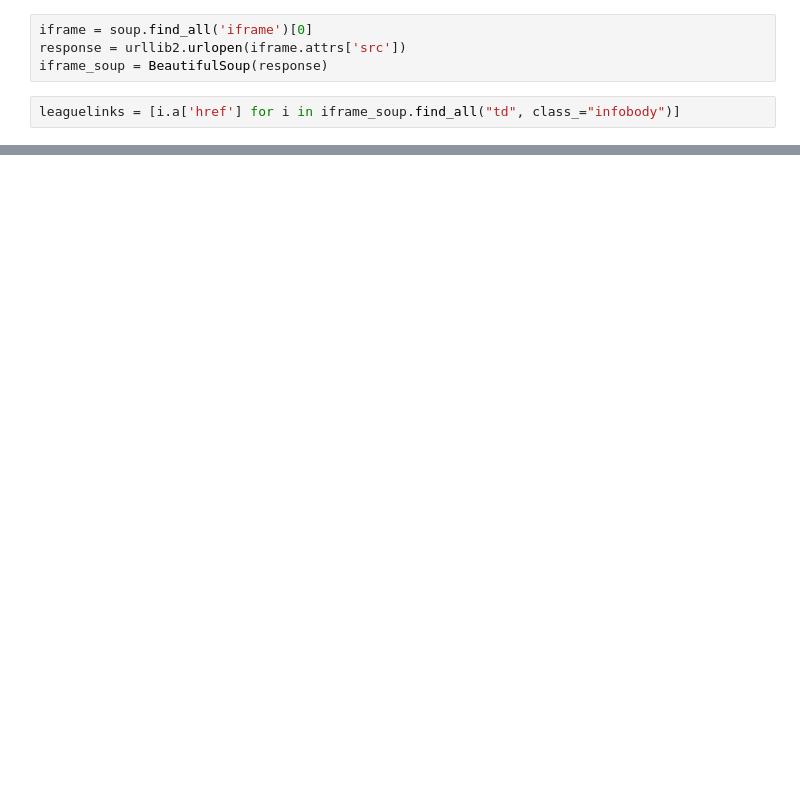
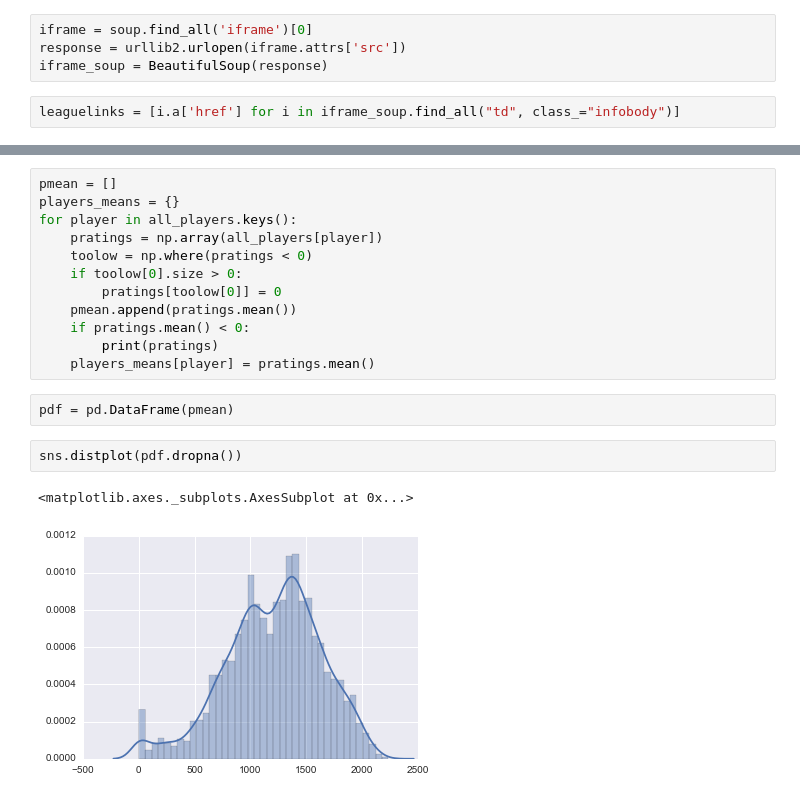
Before and after one commit to rybesh/buda-ratings, a Jupyter notebook: Code/scrape-buda.ipynb, the cells around one changed output, grey strips where cells are left out. Cells and saved outputs as stored; diff of their text form; blank space fills up the shorter version.

```diff
--- a/Code/scrape-buda.ipynb
+++ b/Code/scrape-buda.ipynb
@@ -160,0 +240,19 @@ players
+# %%
+pmean = []
+players_means = {}
+for player in all_players.keys():
+    pratings = np.array(all_players[player])
+    toolow = np.where(pratings < 0)
+    if toolow[0].size > 0:
+        pratings[toolow[0]] = 0
+    pmean.append(pratings.mean())
+    if pratings.mean() < 0:
+        print(pratings)
+    players_means[player] = pratings.mean()
+# %%
+pdf = pd.DataFrame(pmean)
+# %%
+sns.distplot(pdf.dropna())
+# %% [output]
+<matplotlib.axes._subplots.AxesSubplot at 0x...>
+[figure, added]
```
Also changed, not shown: parts of 58 cells of this notebook, 3 other files.
